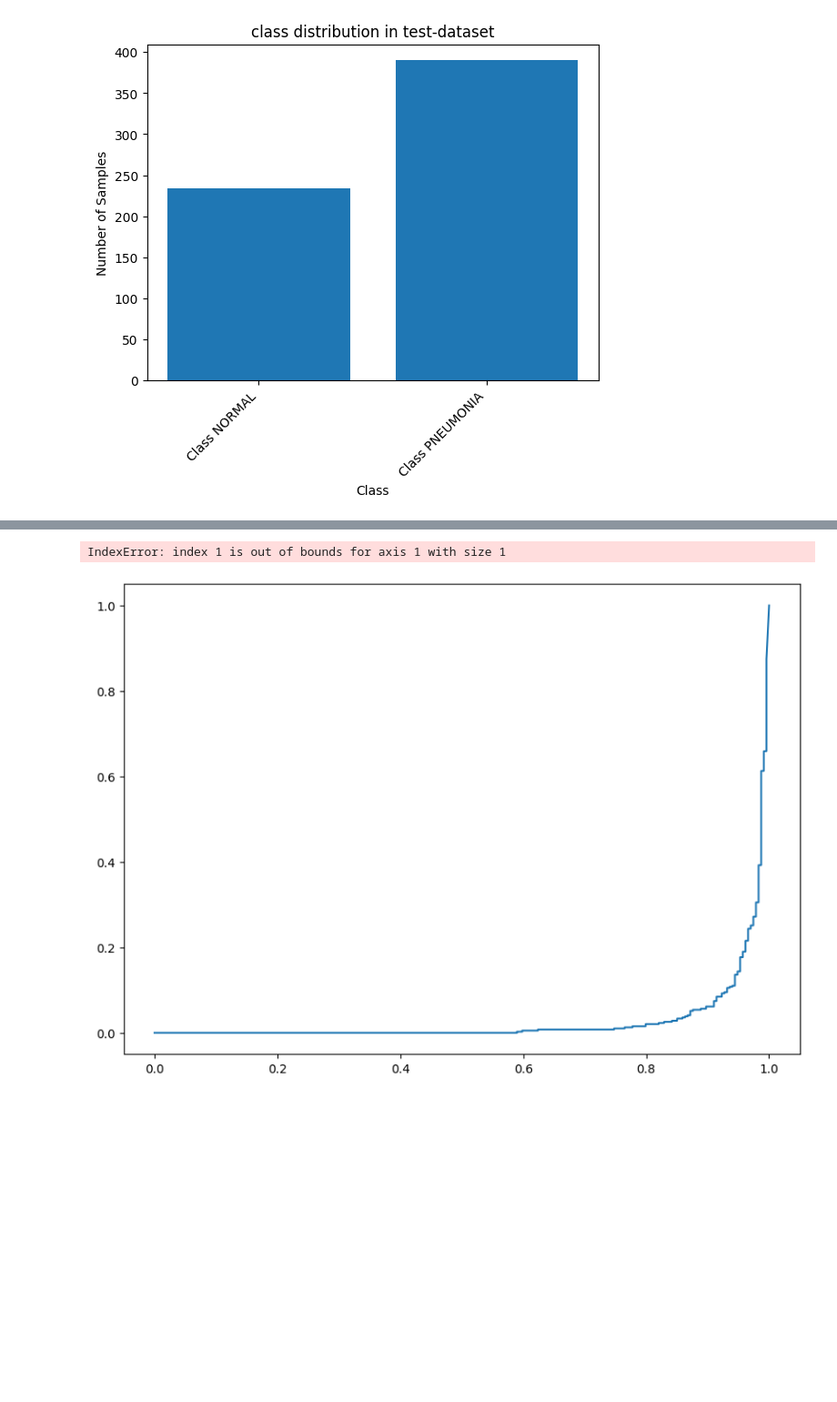
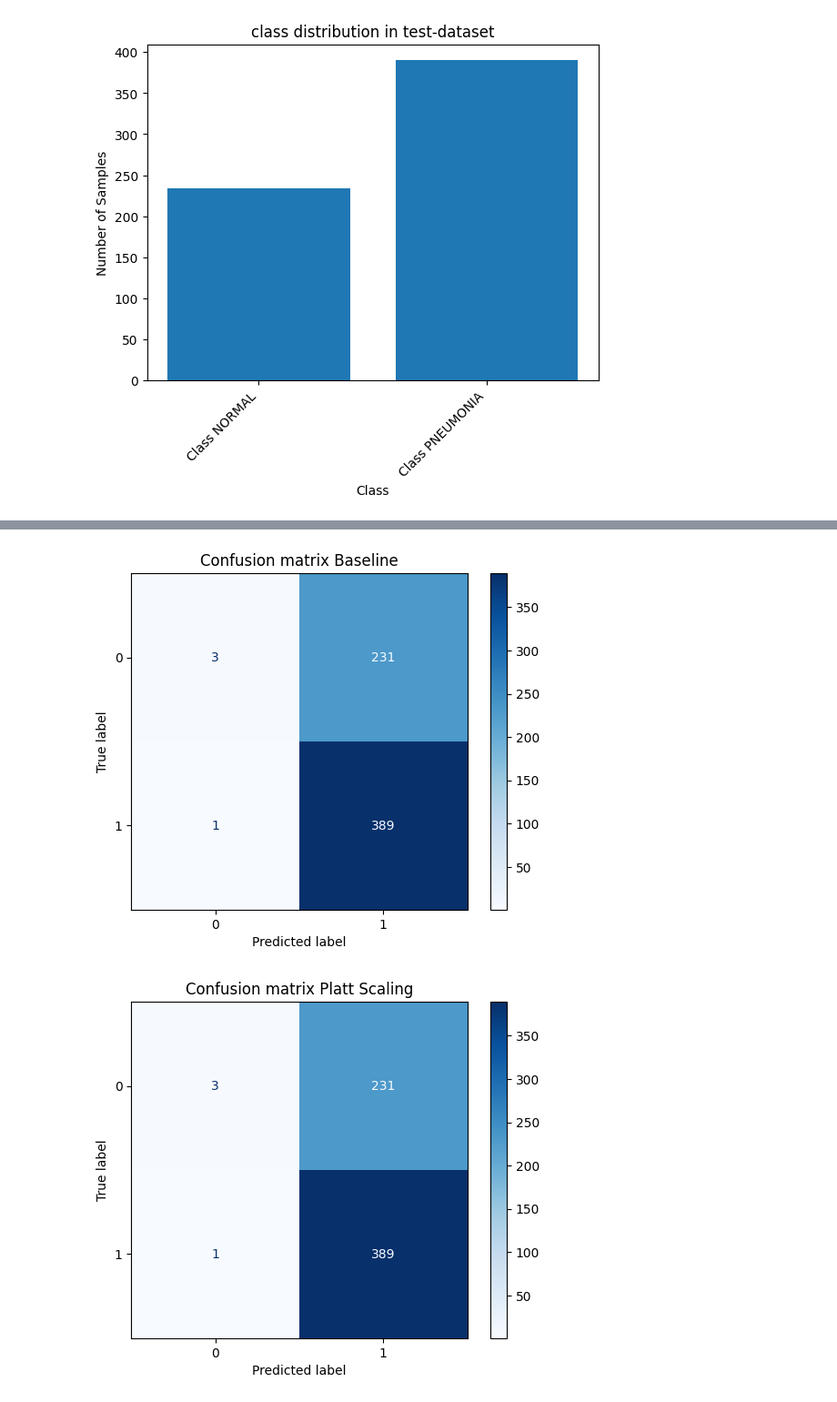
Before and after one commit to michaelihrler/ModelCalibrationDeepLearning, a Jupyter notebook: calibration_notebook.ipynb, the cells around one changed output, grey strips where cells are left out. Shown at 91% size. Saved outputs shown, nothing was run; the diff lists cells and outputs as text; code cells hidden in the pictures; blank space fills up the shorter version.

```diff
--- a/calibration_notebook.ipynb
+++ b/calibration_notebook.ipynb
@@ -61,5 +38,25 @@ IndexError: index 1 is out of bounds for axis 1 with size 1
-# %%
-plot_multiclass_roc_auc(y_true=true_labels, y_pred_proba=np.array(confidence_all_classes))
-# %% [output]
-IndexError: index 1 is out of bounds for axis 1 with size 1
-[figure, removed]
+# %%
+true_labels_baseline, predicted_labels_baseline, confidence_baseline, loss_baseline = model.evaluate()
+
+platt_scaling_model = model.optimize_platt_scaling()
+true_labels_platt_scaling, predicted_labels_platt_scaling, confidence_platt_scaling, loss_platt_scaling = model.evaluate(
+    calibration_model=platt_scaling_model)
+
+temperature_model = model.optimize_temperature()
+true_labels_temperature_scaling, predicted_labels_temperature_scaling, confidence_temperature_scaling, loss_temperature_scaling = model.evaluate(
+    calibration_model=temperature_model)
+# %%
+plot_confusion_matrix(true_labels=true_labels_baseline,
+                      predicted_labels=predicted_labels_baseline,
+                      title="Confusion matrix Baseline")
+
+plot_confusion_matrix(true_labels=true_labels_platt_scaling,
+                      predicted_labels=predicted_labels_platt_scaling,
+                      title="Confusion matrix Platt Scaling")
+
+plot_confusion_matrix(true_labels=true_labels_temperature_scaling,
+                      predicted_labels=predicted_labels_temperature_scaling,
+                      title="Confusion matrix Temperature Scaling")
+# %% [output]
+[figure, added]
+[figure, added]
```
Also changed, not shown: parts of 15 cells of this notebook, 5 other files.
